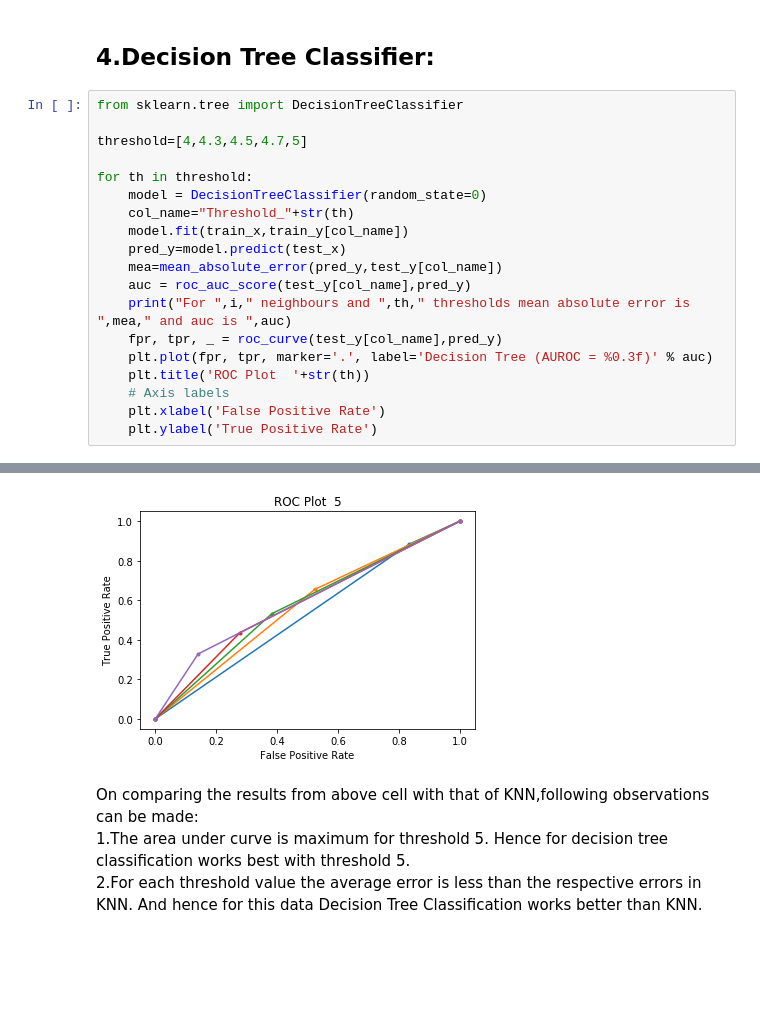
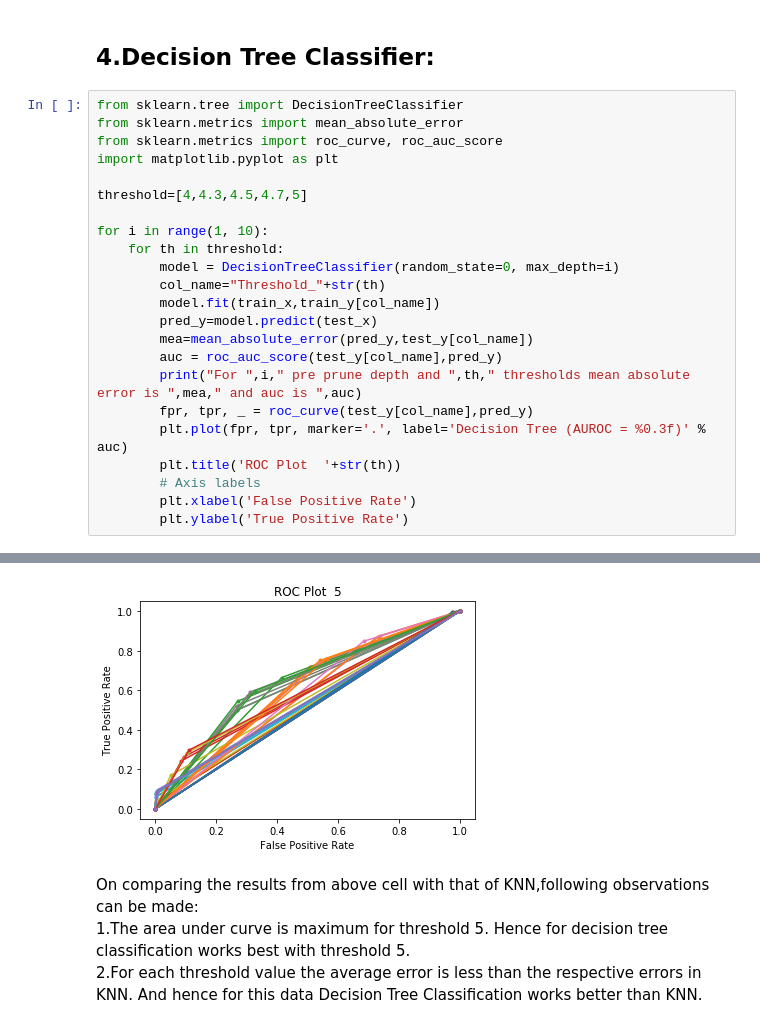
Before and after one commit to subodhsondkar/Data_Analytics_Classification_Project, a Jupyter notebook: Earthquake_pred.ipynb, the cells around one changed output, grey strips where cells are left out. Cells and saved outputs as stored; diff of their text form; blank space fills up the shorter version.

Commit message:
Pre prune depth.

```diff
--- a/Earthquake_pred.ipynb
+++ b/Earthquake_pred.ipynb
@@ -255,21 +236,25 @@ Overall from above observations the best results are by taking 1-57 neighbours a
 ## 4.Decision Tree Classifier:
 # %%
 from sklearn.tree import DecisionTreeClassifier
+from sklearn.metrics import mean_absolute_error
+from sklearn.metrics import roc_curve, roc_auc_score
+import matplotlib.pyplot as plt
 
 threshold=[4,4.3,4.5,4.7,5]
 
-for th in threshold:
-    model = DecisionTreeClassifier(random_state=0)
-    col_name="Threshold_"+str(th)
-    model.fit(train_x,train_y[col_name])
-    pred_y=model.predict(test_x)
-    mea=mean_absolute_error(pred_y,test_y[col_name])
-    auc = roc_auc_score(test_y[col_name],pred_y)
-    print("For ",i," neighbours and ",th," thresholds mean absolute error is ",mea," and auc is ",auc)
-    fpr, tpr, _ = roc_curve(test_y[col_name],pred_y)
-    plt.plot(fpr, tpr, marker='.', label='Decision Tree (AUROC = %0.3f)' % auc)
-    plt.title('ROC Plot  '+str(th))
-    # Axis labels
-    plt.xlabel('False Positive Rate')
-    plt.ylabel('True Positive Rate')
+for i in range(1, 10):
+    for th in threshold:
+        model = DecisionTreeClassifier(random_state=0, max_depth=i)
+        col_name="Threshold_"+str(th)
+        model.fit(train_x,train_y[col_name])
+        pred_y=model.predict(test_x)
+        mea=mean_absolute_error(pred_y,test_y[col_name])
+        auc = roc_auc_score(test_y[col_name],pred_y)
+        print("For ",i," pre prune depth and ",th," thresholds mean absolute error is ",mea," and auc is ",auc)
+        fpr, tpr, _ = roc_curve(test_y[col_name],pred_y)
+        plt.plot(fpr, tpr, marker='.', label='Decision Tree (AUROC = %0.3f)' % auc)
+        plt.title('ROC Plot  '+str(th))
+        # Axis labels
+        plt.xlabel('False Positive Rate')
+        plt.ylabel('True Positive Rate')
 # %% [output]
@@ -281,4 +278,4 @@ For  10005  neighbours and  5  thresholds mean absolute error is  0.228040717808
-[figure, old version]
+[figure, new version]
 # %% [markdown]
 On comparing the results from above cell with that of KNN,following observations can be made:<br>
 1.The area under curve is maximum for threshold 5. Hence for decision tree classification works best with threshold 5.<br>
```
Also changed, not shown: parts of 2 cells of this notebook.
